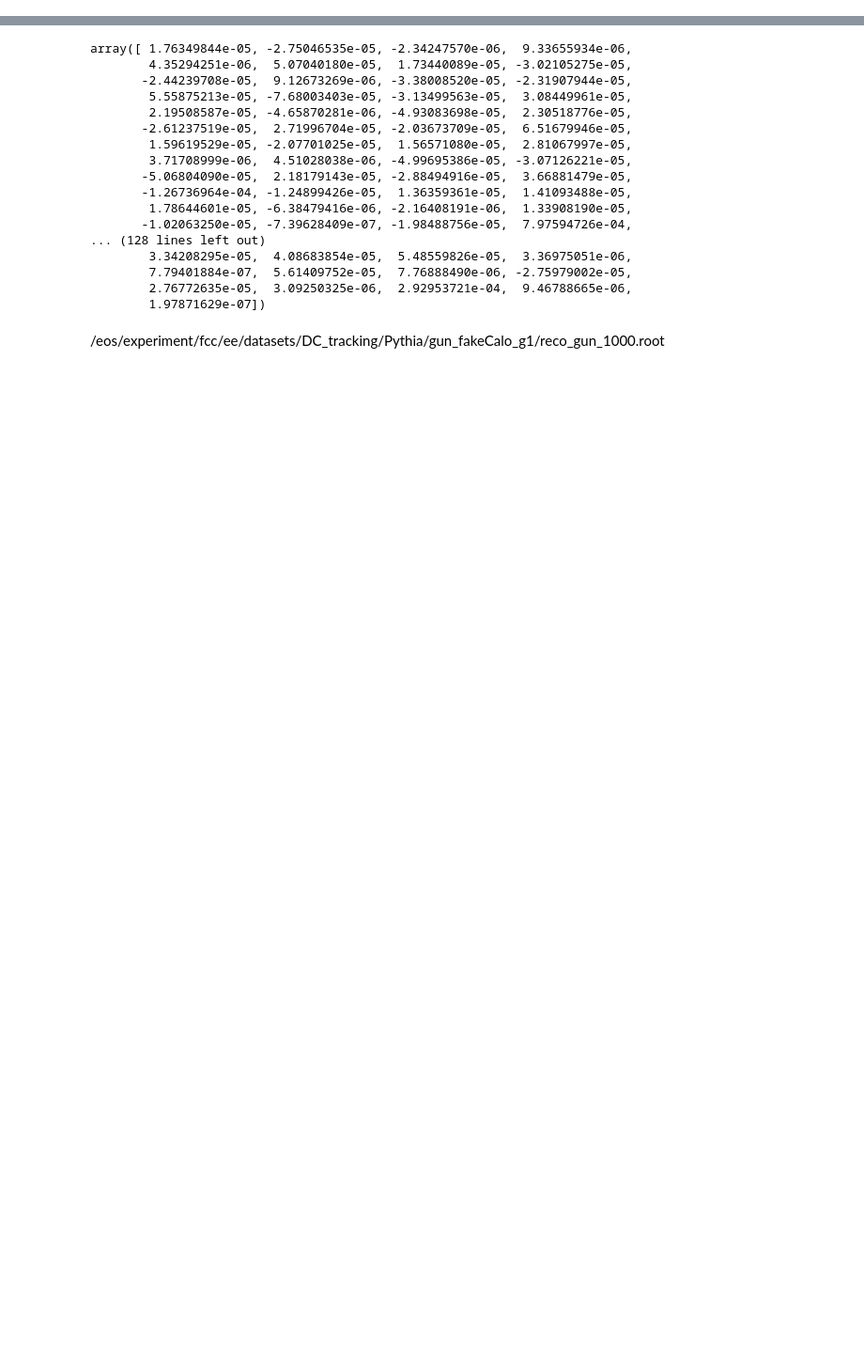
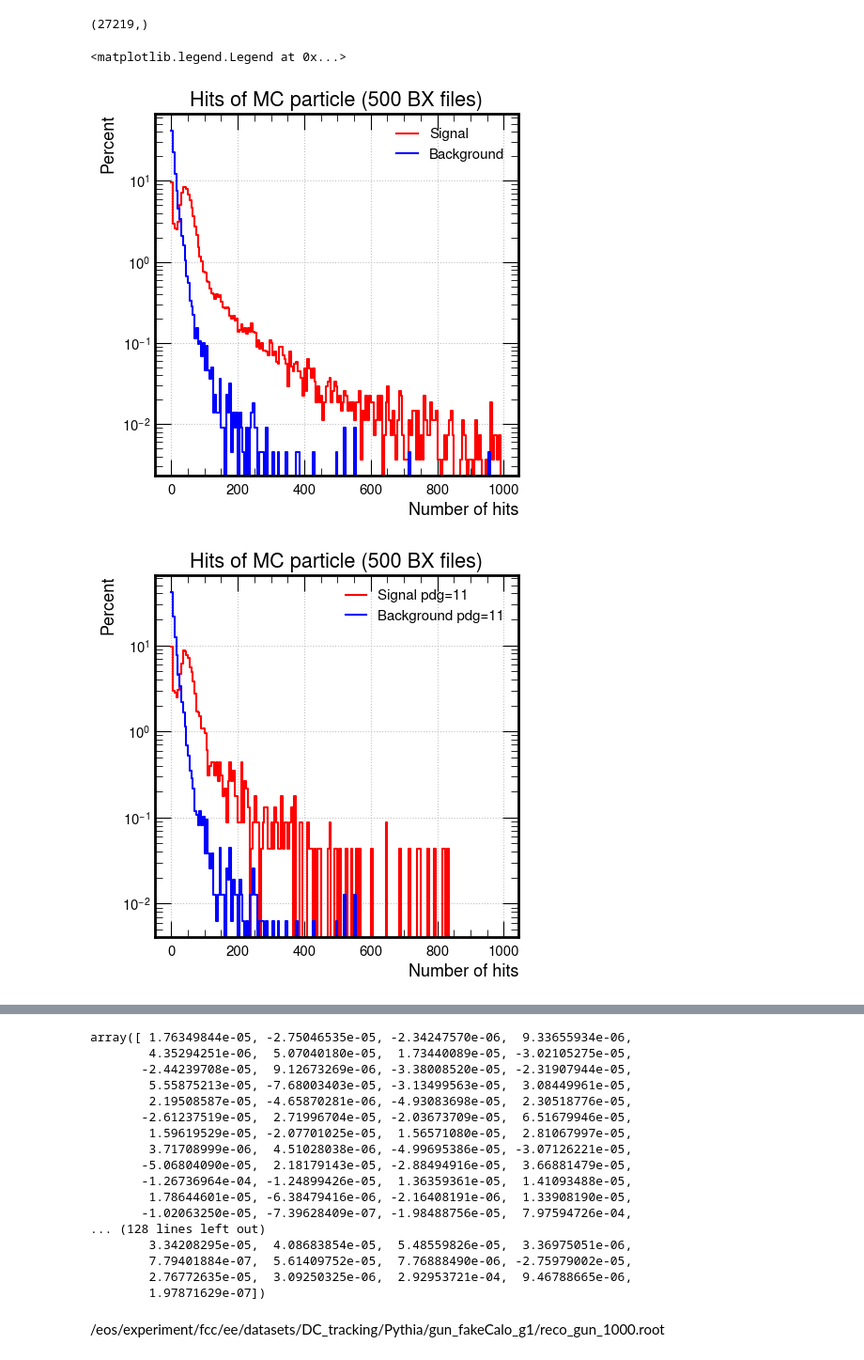
Before and after one commit to doloresgarcia/Tracking_DC, a Jupyter notebook: notebook/7_explore_background_particles.ipynb, the cells around one changed output, grey strips where cells are left out. Shown at 94% size. Cells and saved outputs as stored; diff of their text form; code cells hidden in the pictures; blank space fills up the shorter version.

```diff
--- a/notebook/7_explore_background_particles.ipynb
+++ b/notebook/7_explore_background_particles.ipynb
@@ -22,4 +22,7 @@ import mplhep as hep
 hep.style.use("CMS")
 import matplotlib
 matplotlib.rc('font', size=13)
+# %%
+dic_background = np.load("/afs/cern.ch/work/m/mgarciam/private/Tracking_wcoc/data_creation/condor_background_IDEA/test_scripts/bkg_background_particles_500_v8_2.npy", allow_pickle=True).item()
+dic_signal = np.load("/afs/cern.ch/work/m/mgarciam/private/Tracking_wcoc/data_creation/condor_background_IDEA/test_scripts/signal_background_particles_500_v8_2.npy", allow_pickle=True).item()
 # %%
@@ -26,0 +30,40 @@ dic_bp = np.load("/afs/cern.ch/work/m/mgarciam/private/Tracking_wcoc/data_creati
+# %%
+np.array(dic_signal["count_hits"]).shape
+# %% [output]
+(27219,)
+# %%
+import seaborn as sns
+# bins = np.exp(np.arange(np.log(0.00001), np.log(150), 0.3))
+bins = np.arange(0, 1000, 5)
+plt.figure(figsize=(5,5))
+signal = np.array(dic_signal["count_hits"])
+# signal_v1 = np.array(dic_signal["pt"][dic_signal["count_hits"]>50])
+background = np.array(dic_background["count_hits"])
+sns.histplot(signal, stat="percent", element="step", fill=False, bins=bins, color="red", label="Signal")
+sns.histplot(background, stat="percent", element="step", fill=False, bins=bins, color="blue", label="Background")
+# plt.xscale("log")
+plt.xlabel("Number of hits")
+plt.title("Hits of MC particle (500 BX files)")
+plt.yscale("log")
+plt.grid()
+plt.legend()
+
+
+bins = np.arange(0, 1000, 5)
+plt.figure(figsize=(5,5))
+mask = np.abs(np.array([dic_signal["pdg"]]))==11
+signal = np.array(dic_signal["count_hits"])[mask[0,:]]
+mask = np.abs(np.array([dic_background["pdg"]]))==11
+background = np.array(dic_background["count_hits"])[mask[0,:]]
+sns.histplot(signal, stat="percent", element="step", fill=False, bins=bins, color="red", label="Signal pdg=11")
+sns.histplot(background, stat="percent", element="step", fill=False, bins=bins, color="blue", label="Background pdg=11")
+# plt.xscale("log")
+plt.xlabel("Number of hits")
+plt.title("Hits of MC particle (500 BX files)")
+plt.yscale("log")
+plt.grid()
+plt.legend()
+# %% [output]
+<matplotlib.legend.Legend at 0x...>
+[figure, added]
+[figure, added]
```
Also changed, not shown: parts of 16 cells of this notebook, 11 other files.
